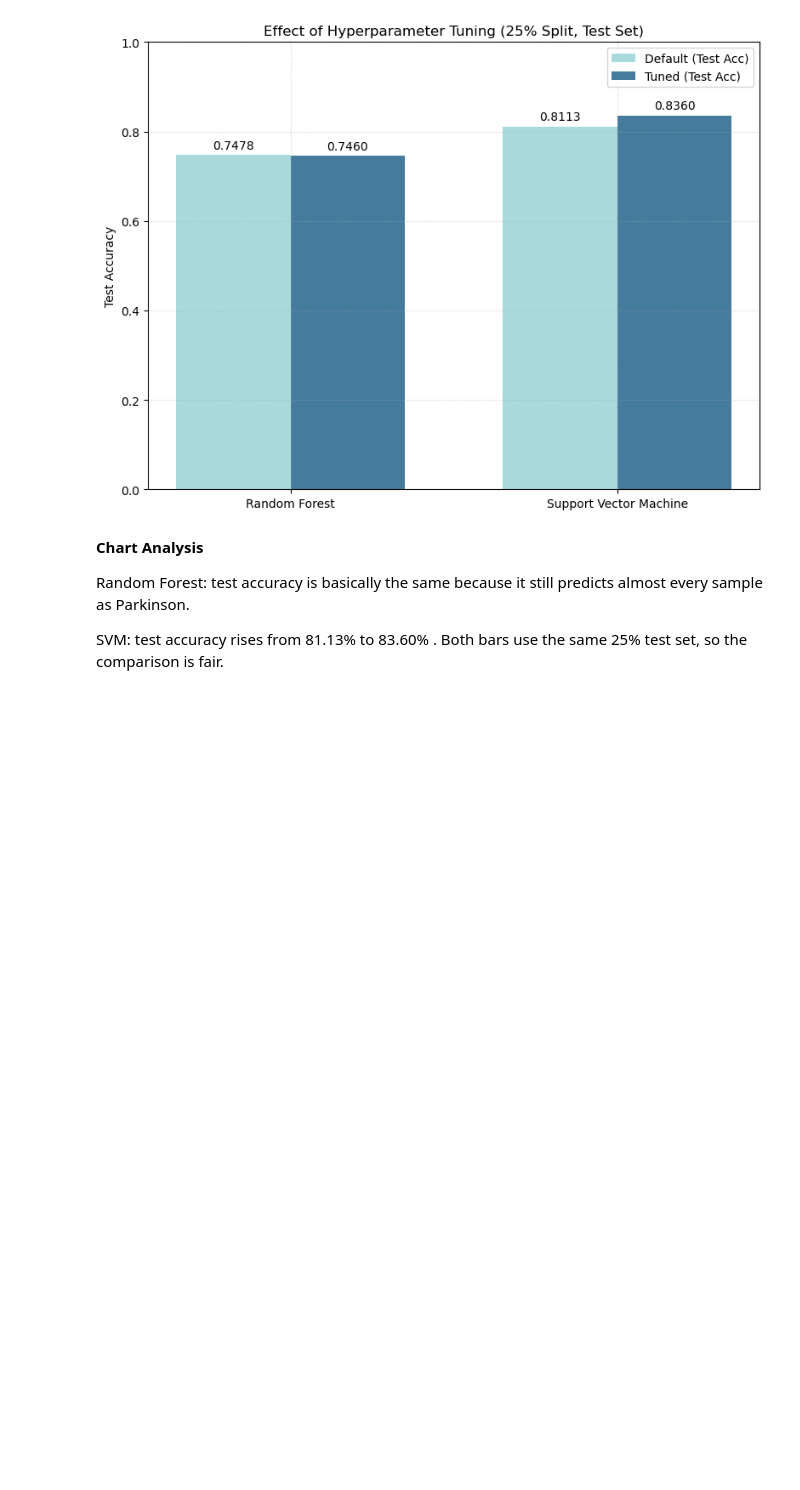
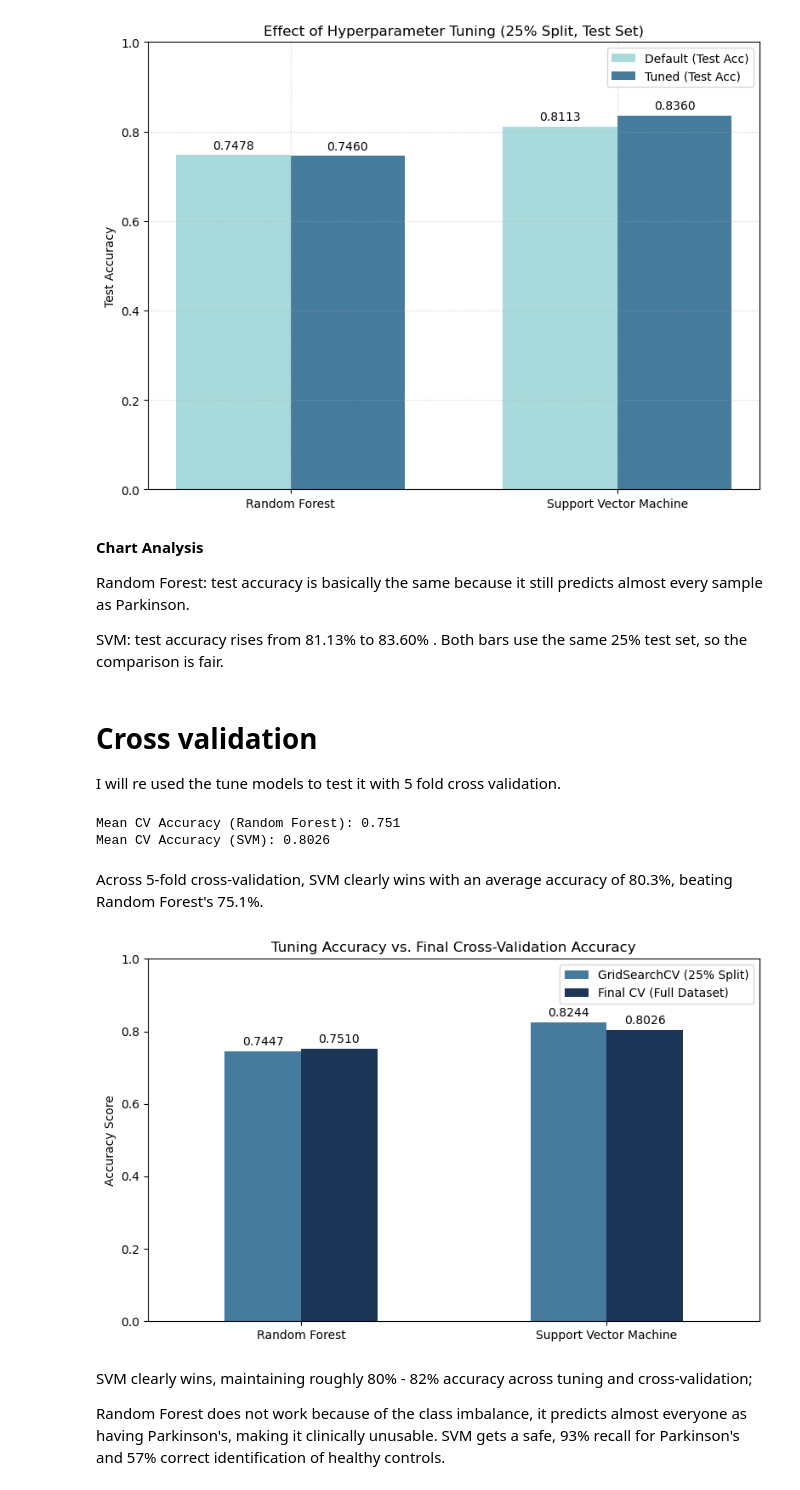
Before and after one commit to sba25055-maker/CA1-Machine-Learning, a Jupyter notebook: CA1MachineLearning.ipynb, the cells around one changed output. Cells and saved outputs as stored; diff of their text form; code cells hidden in the pictures; blank space fills up the shorter version.

Commit message:
cross validation

```diff
--- a/CA1MachineLearning.ipynb
+++ b/CA1MachineLearning.ipynb
@@ -527,3 +527,39 @@ plt.show()
 Random Forest: test accuracy is basically the same because it still predicts almost every sample as Parkinson.
 
 SVM: test accuracy rises from 81.13% to 83.60% . Both bars use the same 25% test set, so the comparison is fair.
+# %% [markdown]
+# Cross validation
+
+I will re used the tune models to test it with 5 fold cross validation.
+# %%
+rf_scores = cross_val_score(grid_rf.best_estimator_, X_pca, y, cv=5, scoring='accuracy')
+svm_scores = cross_val_score(grid_svm.best_estimator_, X_pca, y, cv=5, scoring='accuracy')
+
+print("Mean CV Accuracy (Random Forest):", round(rf_scores.mean(), 4))
+print("Mean CV Accuracy (SVM):", round(svm_scores.mean(), 4))
+# %% [output]
+Mean CV Accuracy (Random Forest): 0.751
+Mean CV Accuracy (SVM): 0.8026
+# %% [markdown]
+Across 5-fold cross-validation, SVM clearly wins with an average accuracy of 80.3%, beating Random Forest's 75.1%.
+# %%
+df_plot = pd.DataFrame({
+    'GridSearchCV (25% Split)': [grid_rf.best_score_, grid_svm.best_score_],
+    'Final CV (Full Dataset)': [rf_scores.mean(), svm_scores.mean()]
+}, index=['Random Forest', 'Support Vector Machine'])
+
+ax = df_plot.plot(kind='bar', rot=0, ylim=(0, 1.0), color=['#457b9d', '#1d3557'], figsize=(8, 5))
+ax.set_ylabel('Accuracy Score')
+ax.set_title('Tuning Accuracy vs. Final Cross-Validation Accuracy')
+
+for container in ax.containers:
+    ax.bar_label(container, fmt='%.4f', padding=3)
+
+plt.tight_layout()
+plt.show()
+# %% [output]
+[figure, added]
+# %% [markdown]
+SVM clearly wins, maintaining roughly 80% - 82% accuracy across tuning and cross-validation;
+
+Random Forest does not work because of the class imbalance, it predicts almost everyone as having Parkinson's, making it clinically unusable. SVM gets a safe, 93% recall for Parkinson's and 57% correct identification of healthy controls.
```
